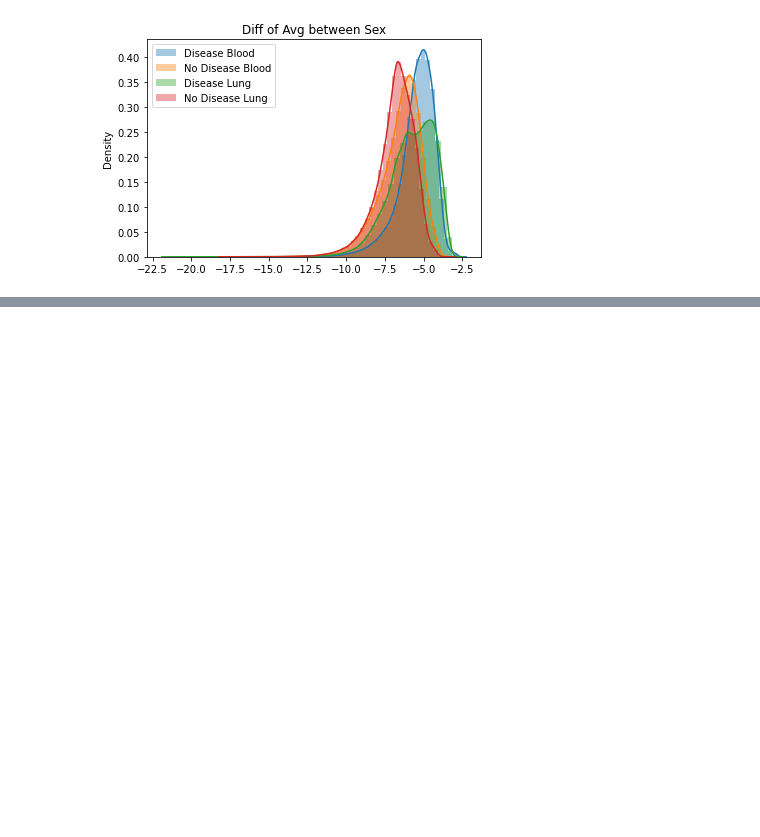
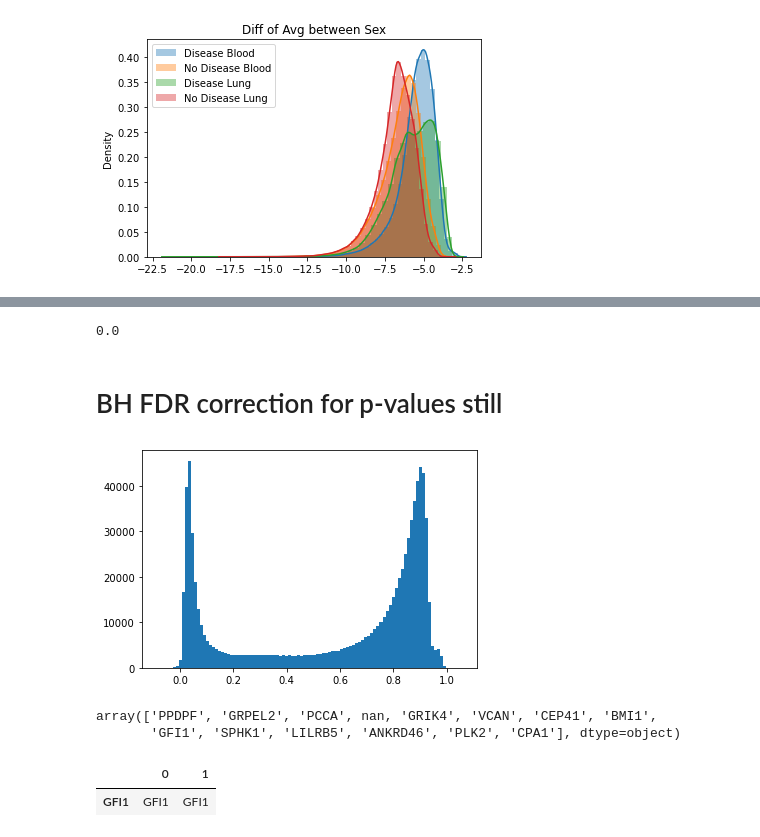
Before and after one commit to dcolinmorgan/mili_benchmark, a Jupyter notebook: sthlm_LTRC_B.ipynb, the cells around one changed output, grey strips where cells are left out. Drawn from its saved outputs; the diff is of its cells as text; code cells hidden in the pictures; blank space fills up the shorter version.

Commit message:
figure dump

```diff
--- a/sthlm_LTRC_B.ipynb
+++ b/sthlm_LTRC_B.ipynb
@@ -799,0 +1052,52 @@ Text(0.5, 1.0, 'Diff of Avg between Sex')
+# %%
+for count in operations:
+    dd=list(np.copy(covar))
+    dd.append('Intercept')
+    results_df = pd.DataFrame(columns=dd)
+
+
+    start=int((len(total_links)/n_cores)*count)
+    end=int((len(total_links)/n_cores)*(count+1))
+    append_data=pd.DataFrame(pd.read_csv(data_file,sep='\t',index_col=0,header=0,skiprows=start,nrows=end))
+    append_data.columns=head.columns
+
+
+    tmp=total_links[start:end]
+    population=append_data.T
+    population.columns=tmp['gene']
+    metadata.index=metadata['fulltopmedId']
+
+    append_data=metadata.merge(population,left_index=True,right_index=True)
+    del append_data['fulltopmedId'], append_data['topmedId'], append_data['patid'], append_data['Project']
+
+    for counts,gene in enumerate(tmp['gene']): #tmp['gene']:
+        if type(covar) is list:
+            fmla = (str(gene)) + "~"+'+'.join(covar)#.split(','))
+            cc=list(np.copy(covar))
+            cc.append(gene)
+            sub_data=append_data[cc]
+            del cc
+        else:
+            fmla = (str(gene)) + "~"+'+'.join(covar.split(','))
+            sub_data=append_data[covar.split(',')+[gene]]
+        sub_data.astype(float)
+
+        if computation=='cpu':
+            model = sm.formula.glm(fmla,family=sm.families.Gaussian(),data=sub_data.astype(float)).fit()
+            (model)
+            # print(fmla)
+        elif computation=='gpu':
+            mlr = LinearRegression()
+            mlr.fit(append_data[covar], append_data[gene])
+        results = pd.DataFrame({gene+"coeff":model.tvalues,gene+"pvals":model.pvalues,gene+"tvals":model.params,})
+        results = results[[gene+"coeff",gene+"pvals",gene+"tvals"]]
+        results_df = results_df.append(np.transpose(results[[gene+"tvals",gene+"pvals",gene+"coeff"]]))
+        if (counts/10000).is_integer():
+            print(counts/len(total_links))
+results_df.to_csv(os.path.join(out+"_milipeed_analysis_"+date+".txt"),sep='\t')
+# np.savetxt(os.path.join(out+"_milipeed_analysis_"+date+".txt"), results_df.values, fmt='%d')
+# %% [output]
+0.0
+# %% [markdown]
+
+# BH FDR correction for p-values still
@@ -799,0 +1113,5 @@ Text(0.5, 1.0, 'Diff of Avg between Sex')
+# %%
+bpvalss=bloodA.filter(like='tvals', axis=0)
+c=plt.hist(bpvalss['Intercept'],bins=100)
+# %% [output]
+[figure, added]
@@ -799,0 +1149,16 @@ Text(0.5, 1.0, 'Diff of Avg between Sex')
+# %%
+BBB=MAP.merge(bb,right_index=True,left_on='Name') #cg
+COPDblood=(BBB[0:100].UCSC_RefGene_Name)#.gene#.to_list()
+pd.unique(COPDblood.str.split(';').str[0].tolist())
+# %% [output]
+array(['PPDPF', 'GRPEL2', 'PCCA', nan, 'GRIK4', 'VCAN', 'CEP41', 'BMI1',
+       'GFI1', 'SPHK1', 'LILRB5', 'ANKRD46', 'PLK2', 'CPA1'], dtype=object)
+# %%
+cc=pd.DataFrame(pd.unique(COPDblood.str.split(';').str[0].tolist()))
+
+cc.index=cc[0]
+TFs.index=TFs[1]
+cc.merge(TFs[1],left_index=True,right_index=True)
+# %% [output]
+|  | 0 | 1 |
+| GFI1 | GFI1 | GFI1 |
```
Also changed, not shown: parts of 61 cells of this notebook, 44 other files.
